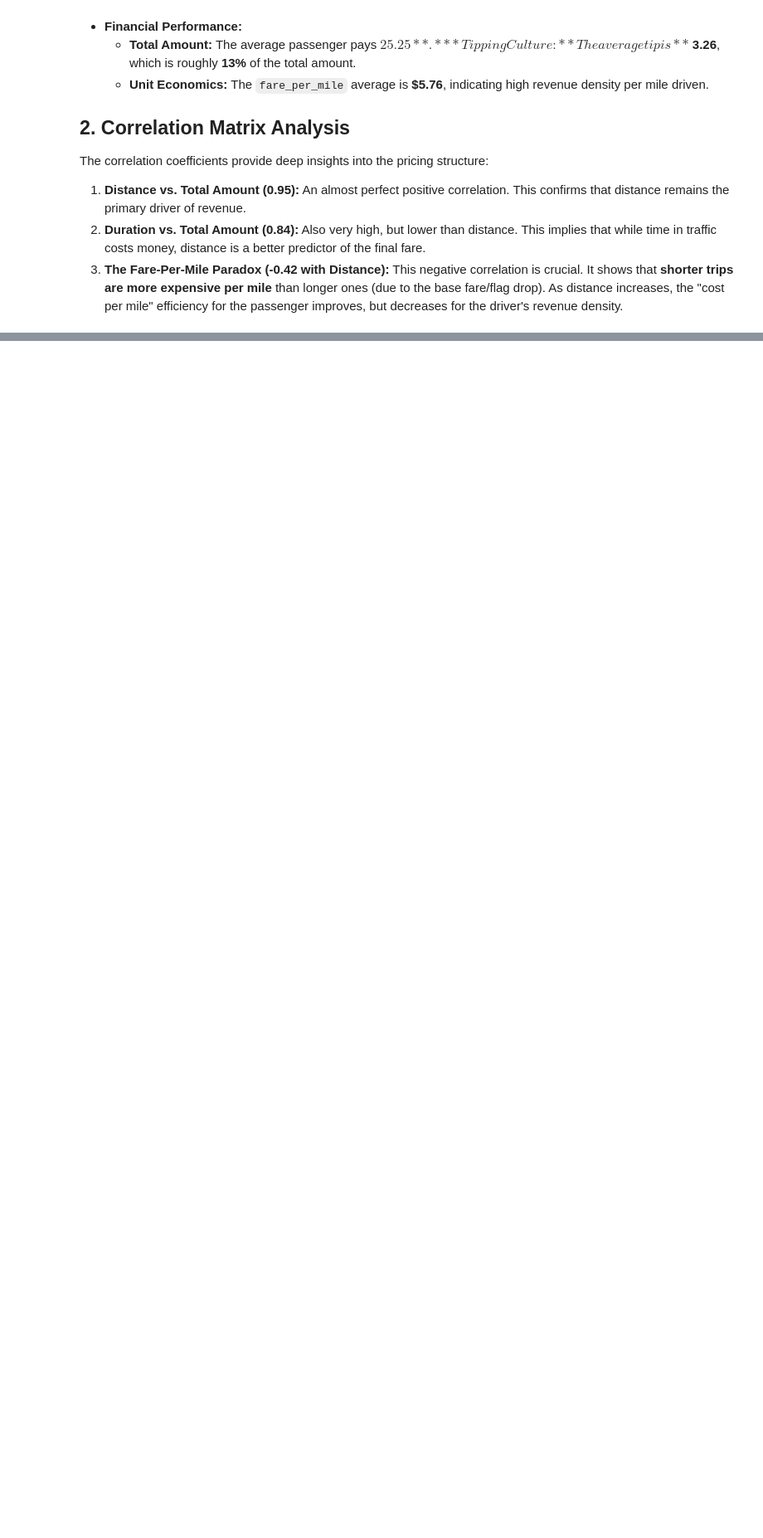
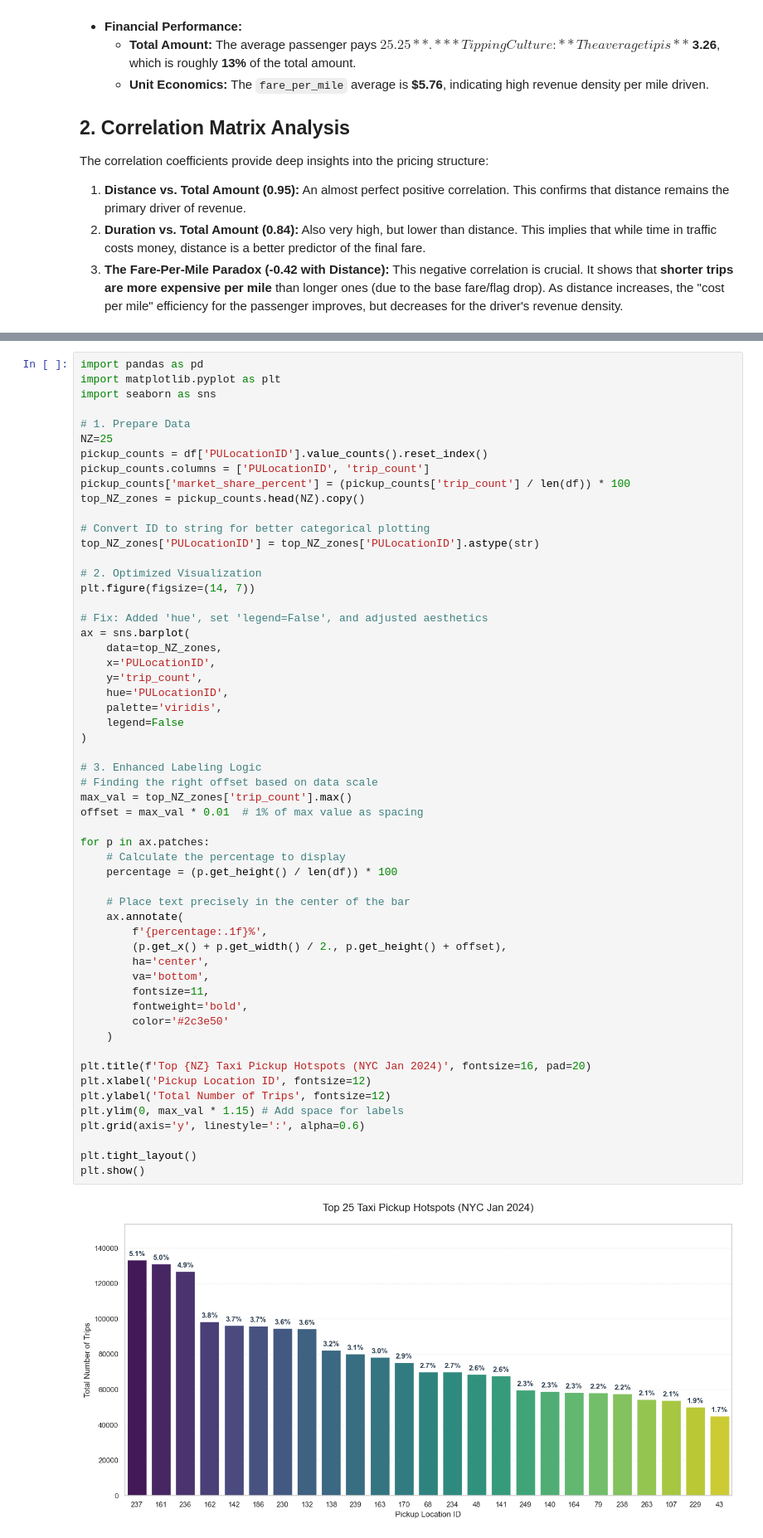
Before and after one commit to mhranmtwej-spec/Dpp, a Jupyter notebook: notebooks/03_FeatureEngineering.ipynb, the cells around one changed output, grey strips where cells are left out. Shown at 83% size. Saved outputs shown, nothing was run; the diff lists cells and outputs as text; blank space fills up the shorter version.

```diff
--- a/notebooks/03_FeatureEngineering.ipynb
+++ b/notebooks/03_FeatureEngineering.ipynb
@@ -205,0 +220,58 @@ The correlation coefficients provide deep insights into the pricing structure:
+# %%
+import pandas as pd
+import matplotlib.pyplot as plt
+import seaborn as sns
+
+# 1. Prepare Data
+NZ=25
+pickup_counts = df['PULocationID'].value_counts().reset_index()
+pickup_counts.columns = ['PULocationID', 'trip_count']
+pickup_counts['market_share_percent'] = (pickup_counts['trip_count'] / len(df)) * 100
+top_NZ_zones = pickup_counts.head(NZ).copy()
+
+# Convert ID to string for better categorical plotting
+top_NZ_zones['PULocationID'] = top_NZ_zones['PULocationID'].astype(str)
+
+# 2. Optimized Visualization
+plt.figure(figsize=(14, 7))
+
+# Fix: Added 'hue', set 'legend=False', and adjusted aesthetics
+ax = sns.barplot(
+    data=top_NZ_zones,
+    x='PULocationID',
+    y='trip_count',
+    hue='PULocationID',
+    palette='viridis',
+    legend=False
+)
+
+# 3. Enhanced Labeling Logic
+# Finding the right offset based on data scale
+max_val = top_NZ_zones['trip_count'].max()
+offset = max_val * 0.01  # 1% of max value as spacing
+
+for p in ax.patches:
+    # Calculate the percentage to display
+    percentage = (p.get_height() / len(df)) * 100
+
+    # Place text precisely in the center of the bar
+    ax.annotate(
+        f'{percentage:.1f}%',
+        (p.get_x() + p.get_width() / 2., p.get_height() + offset),
+        ha='center',
+        va='bottom',
+        fontsize=11,
+        fontweight='bold',
+        color='#2c3e50'
+    )
+
+plt.title(f'Top {NZ} Taxi Pickup Hotspots (NYC Jan 2024)', fontsize=16, pad=20)
+plt.xlabel('Pickup Location ID', fontsize=12)
+plt.ylabel('Total Number of Trips', fontsize=12)
+plt.ylim(0, max_val * 1.15) # Add space for labels
+plt.grid(axis='y', linestyle=':', alpha=0.6)
+
+plt.tight_layout()
+plt.show()
+# %% [output]
+[figure, added]
```
Also changed, not shown: parts of 12 cells of this notebook, 2 other files.
